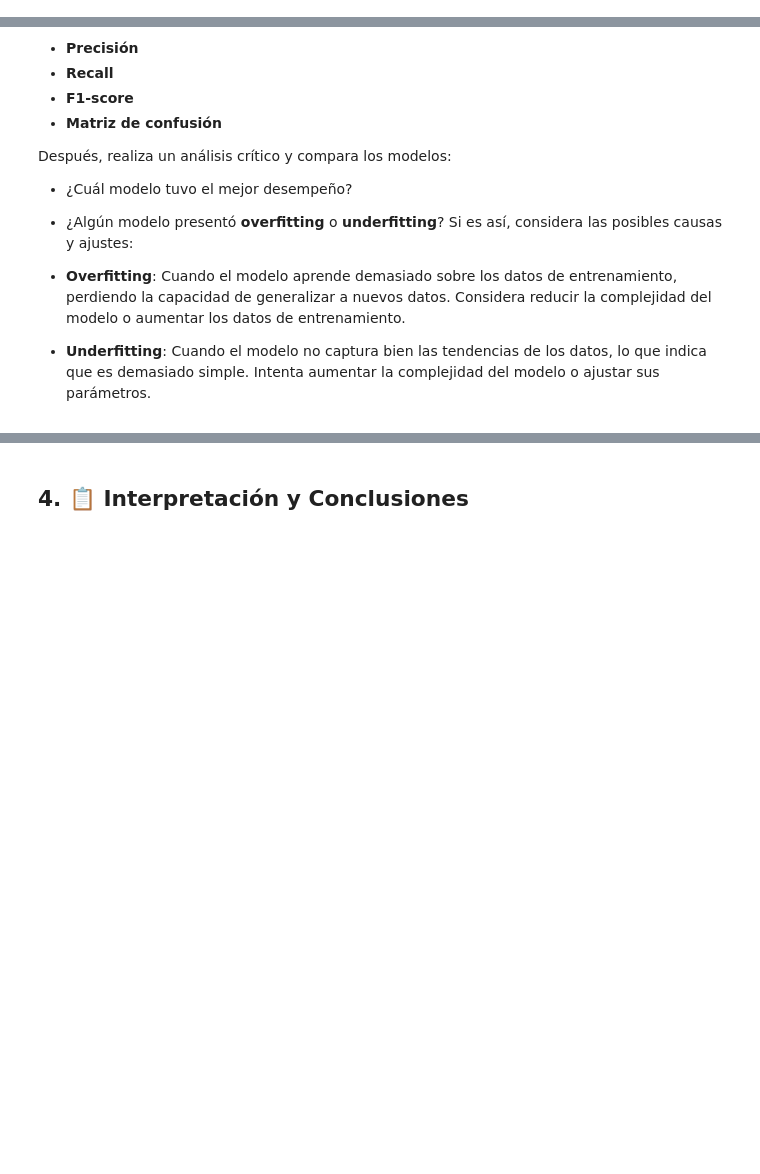
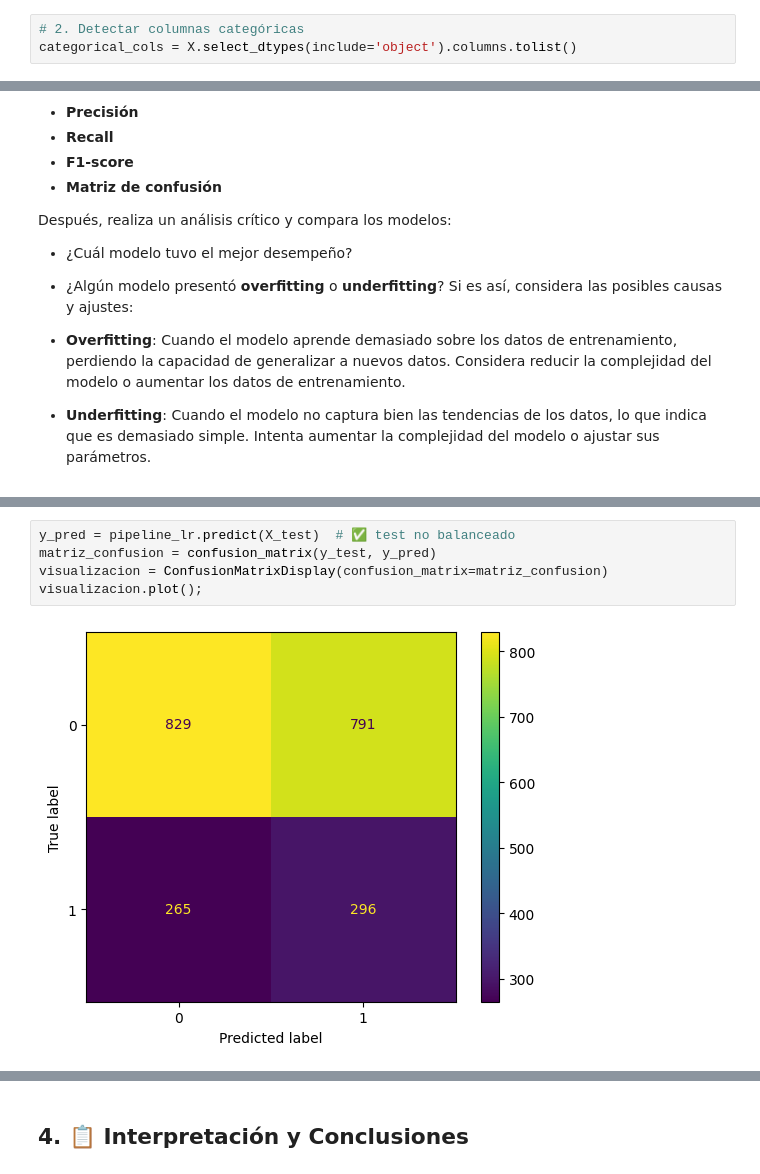
Before and after one commit to eduardo-mendiola/challenge-telecomx-2-Alura, a Jupyter notebook: challenge_telecomx_parte2.ipynb, the cells around one changed output, grey strips where cells are left out. Saved outputs shown, nothing was run; the diff lists cells and outputs as text; blank space fills up the shorter version.

```diff
--- a/challenge_telecomx_parte2.ipynb
+++ b/challenge_telecomx_parte2.ipynb
@@ -69,0 +173,3 @@ Puedes consultar este artículo para entender mejor cuándo usar **get_dummies**
+# %%
+# 2. Detectar columnas categóricas
+categorical_cols = X.select_dtypes(include='object').columns.tolist()
@@ -153,0 +1012,7 @@ Después, realiza un análisis crítico y compara los modelos:
+# %%
+y_pred = pipeline_lr.predict(X_test)  # ✅ test no balanceado
+matriz_confusion = confusion_matrix(y_test, y_pred)
+visualizacion = ConfusionMatrixDisplay(confusion_matrix=matriz_confusion)
+visualizacion.plot();
+# %% [output]
+[figure, added]
```
Also changed, not shown: parts of 68 cells of this notebook.
